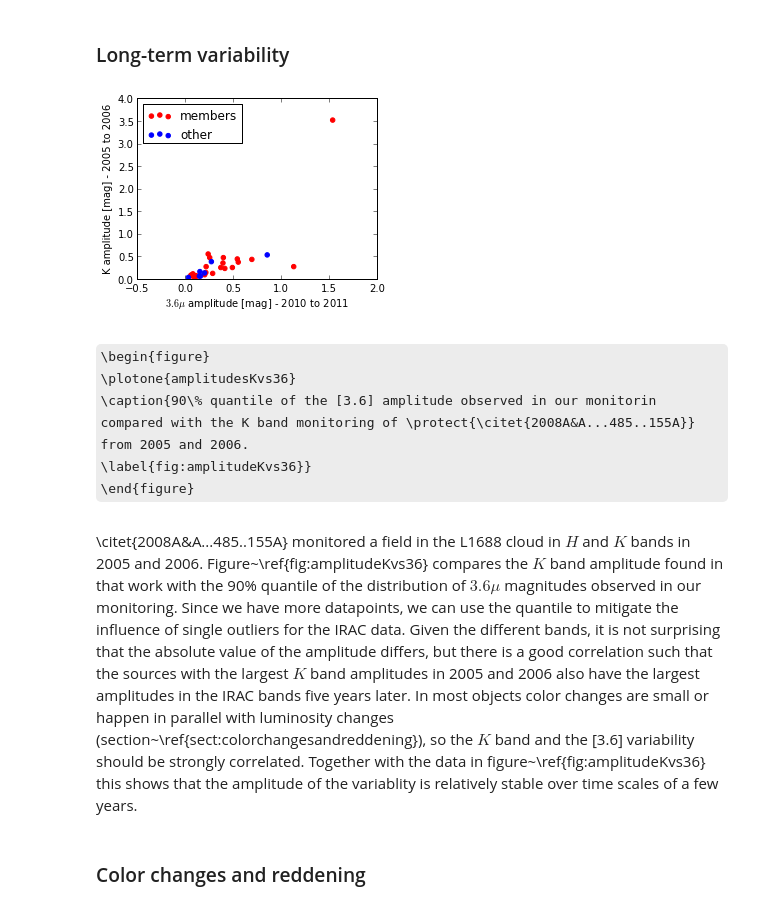
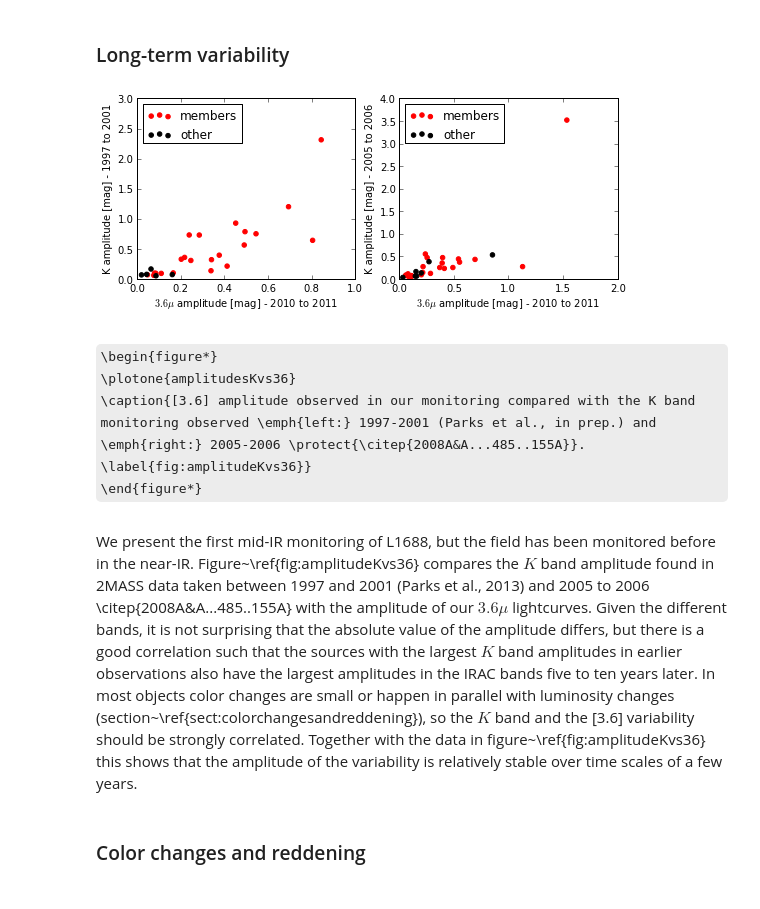
Before and after one commit to YSOVAR/Analysis, a Jupyter notebook: L1688_analysis.ipynb, the cells around one changed output. Cells and saved outputs as stored; diff of their text form; code cells hidden in the pictures; some formulas as TeX source.

```diff
--- a/L1688_analysis.ipynb
+++ b/L1688_analysis.ipynb
@@ -590,0 +712,22 @@ cat.calc('ACF', ['3645'], timefilter = lambda x : x< 55340, autocorr_scale = 0.2
+# %%
+# Look at some of those objects that change the most between seasons
+ind = (cat['redchi2tomean_'+band]- cat['redchi2tomeans1_'+band]) > 20
+
+xlim = [[55295,55338], [55458,55500], [55668, 55710], [55830, 55930]]
+ind = ind.nonzero()[0]
+
+fig = plt.figure(figsize = (10,5))
+fig, axes, taxes = plot_atlas.setup_lcplot_axes(cat.lclist[0], xlim, fig = fig, twinx=False)
+
+for j,i in enumerate(ind):
+    data = cat.lclist[i]
+    for ax, tax in zip(axes, taxes):
+        ax.xaxis.set_major_locator(MaxNLocator(4))
+        marker = '<'
+        if j < 14: marker = 'o'
+        if j < 7: marker = 's'
+
+        #ax.plot(data['t36']-plot_atlas.mjdoffset, data['m36'], label = 'id: {0} IRAC1'.format(i+1), ls='-', marker=marker)
+        ax.plot(data['t45']-plot_atlas.mjdoffset, data['m45'], label = 'id: {0} IRAC2'.format(i+1), ls='--', marker=marker)
+
+axes[3].legend(loc='upper right')
@@ -600,3 +787,6 @@ plt.ylabel('H-K')
+# %%
+indYSOVARmembers = ((cat['IRclass'] != '') & (cat['IRclass'] != 'III')) | (cat['NET_CNTS'] > 0)
+cat.add_column(Column(name='member(YSOVAR)', data=indYSOVARmembers, units=None))
 # %% [markdown]
 ## Results
 # %%
@@ -1762,27 +1958,41 @@ As the last aspect in this section we will look at the timing behaviour of the l
 # %% [markdown]
 ### Long-term variability
 # %%
-fig = plt.figure(figsize=(4,3))
+fig = plt.figure(figsize=(8,3))
 fig.subplots_adjust(right=.96, top=.96)
-ax = fig.add_subplot(111)
+ax = fig.add_subplot(122)
 ax.scatter((cat['max_36']-cat['min_36'])[indmembers], cat['AdOC08_Kamp'][indmembers], label='members', color='r')
-ax.scatter((cat['max_36']-cat['min_36'])[~indmembers], cat['AdOC08_Kamp'][~indmembers], label='other', color='b')
+ax.scatter((cat['max_36']-cat['min_36'])[~indmembers], cat['AdOC08_Kamp'][~indmembers], label='other', color='k')
 #ax.set_xlim([0,.5])
 ax.set_ylim([0,4])
 ax.set_xlabel('$3.6\mu$ amplitude [mag] - 2010 to 2011')
 ax.set_ylabel('K amplitude [mag] - 2005 to 2006')
 ax.legend(loc = 'upper left')
+ax.set_xlim([0, None])
+#ax.text(0.05, 2.5, 'Alves de Oliveira & Casali (2008)')
+
+ax2 = fig.add_subplot(121)
+ax2.scatter((cat['max_36']-cat['min_36'])[indmembers], cat['delta_K'][indmembers], label='members', color='r')
+ax2.scatter((cat['max_36']-cat['min_36'])[~indmembers], cat['delta_K'][~indmembers], label='other', color='k')
+#ax.set_xlim([0,.5])
+ax2.set_ylim([0,3])
+ax2.set_xlabel('$3.6\mu$ amplitude [mag] - 2010 to 2011')
+ax2.set_ylabel('K amplitude [mag] - 1997 to 2001')
+ax2.legend(loc = 'upper left')
+ax2.set_xlim([0, None])
+#ax2.text(0.05, 2, 'Parks et al. (in prep)')
+
 fig.savefig(os.path.join(plotdir, 'amplitudesKvs36.eps'))
 # %% [output]
-[figure, old version]
+[figure, new version]
 # %% [markdown]
-\begin{figure}
+\begin{figure*}
 \plotone{amplitudesKvs36}
-\caption{90\% quantile of the [3.6] amplitude observed in our monitorin compared with the K band monitoring of \protect{\citet{2008A&A...485..155A}} from 2005 and 2006.
+\caption{[3.6] amplitude observed in our monitoring compared with the K band monitoring observed \emph{left:} 1997-2001 (Parks et al., in prep.) and \emph{right:} 2005-2006 \protect{\citep{2008A&A...485..155A}}.
 \label{fig:amplitudeKvs36}}
-\end{figure}
+\end{figure*}
 # %% [markdown]
-\citet{2008A&A...485..155A} monitored a field in the L1688 cloud in $H$ and $K$ bands in 2005 and 2006. Figure~\ref{fig:amplitudeKvs36} compares the $K$ band amplitude found in that work with the 90\% quantile of the distribution of $3.6\mu$ magnitudes observed in our monitoring. Since we have more datapoints, we can use the quantile to mitigate the influence of single outliers for the IRAC data. Given the different bands, it is not surprising that the absolute value of the amplitude differs, but there is a good correlation such that the sources with the largest $K$ band amplitudes in 2005 and 2006 also have the largest amplitudes in the IRAC bands five years later. In most objects color changes are small or happen in parallel with luminosity changes (section~\ref{sect:colorchangesandreddening}), so the $K$ band and the [3.6] variability should be strongly correlated. Together with the data in figure~\ref{fig:amplitudeKvs36} this shows that the amplitude of the variablity is relatively stable over time scales of a few years.
+We present the first mid-IR monitoring of L1688, but the field has been monitored before in the near-IR. Figure~\ref{fig:amplitudeKvs36} compares the $K$ band amplitude found in 2MASS data taken between 1997 and 2001 (Parks et al., 2013) and 2005 to 2006 \citep{2008A&A...485..155A} with the amplitude of our $3.6\mu$ lightcurves. Given the different bands, it is not surprising that the absolute value of the amplitude differs, but there is a good correlation such that the sources with the largest $K$ band amplitudes in earlier observations also have the largest amplitudes in the IRAC bands five to ten years later. In most objects color changes are small or happen in parallel with luminosity changes (section~\ref{sect:colorchangesandreddening}), so the $K$ band and the [3.6] variability should be strongly correlated. Together with the data in figure~\ref{fig:amplitudeKvs36} this shows that the amplitude of the variability is relatively stable over time scales of a few years.
 # %% [markdown]
 ### Color changes and reddening
 # %%
```
Also changed, not shown: parts of 134 cells of this notebook.
